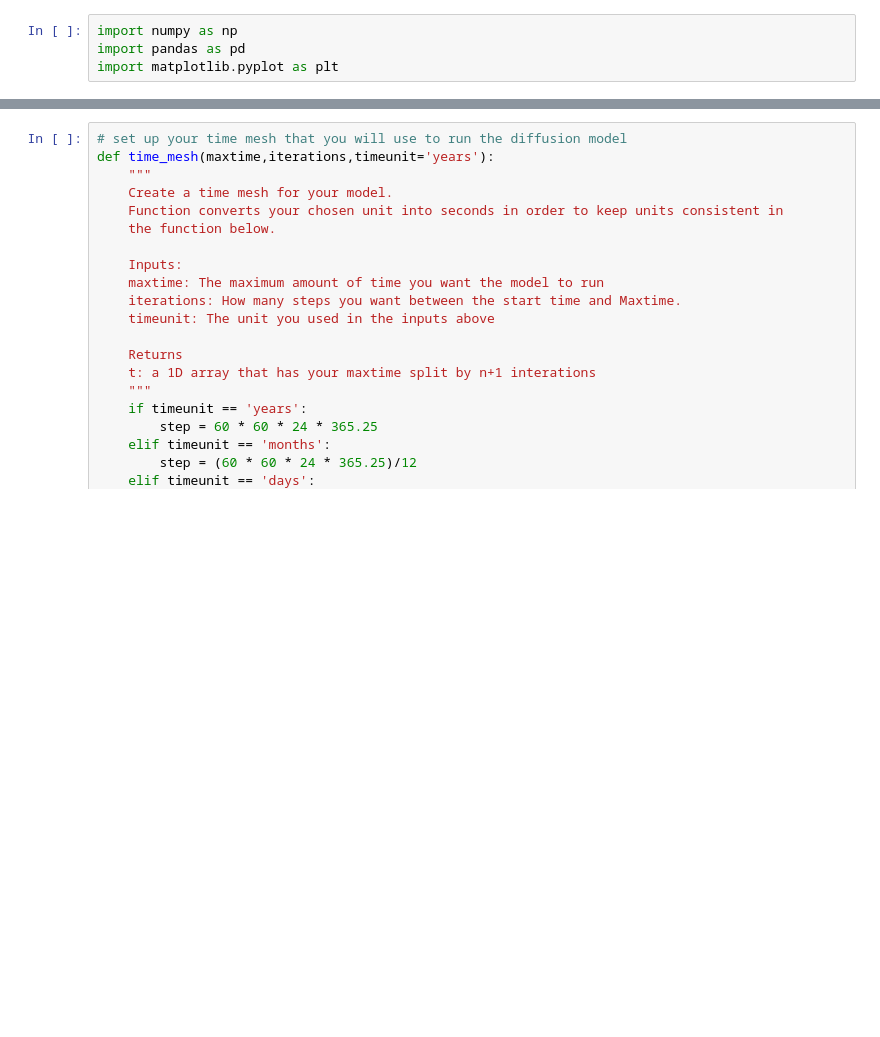
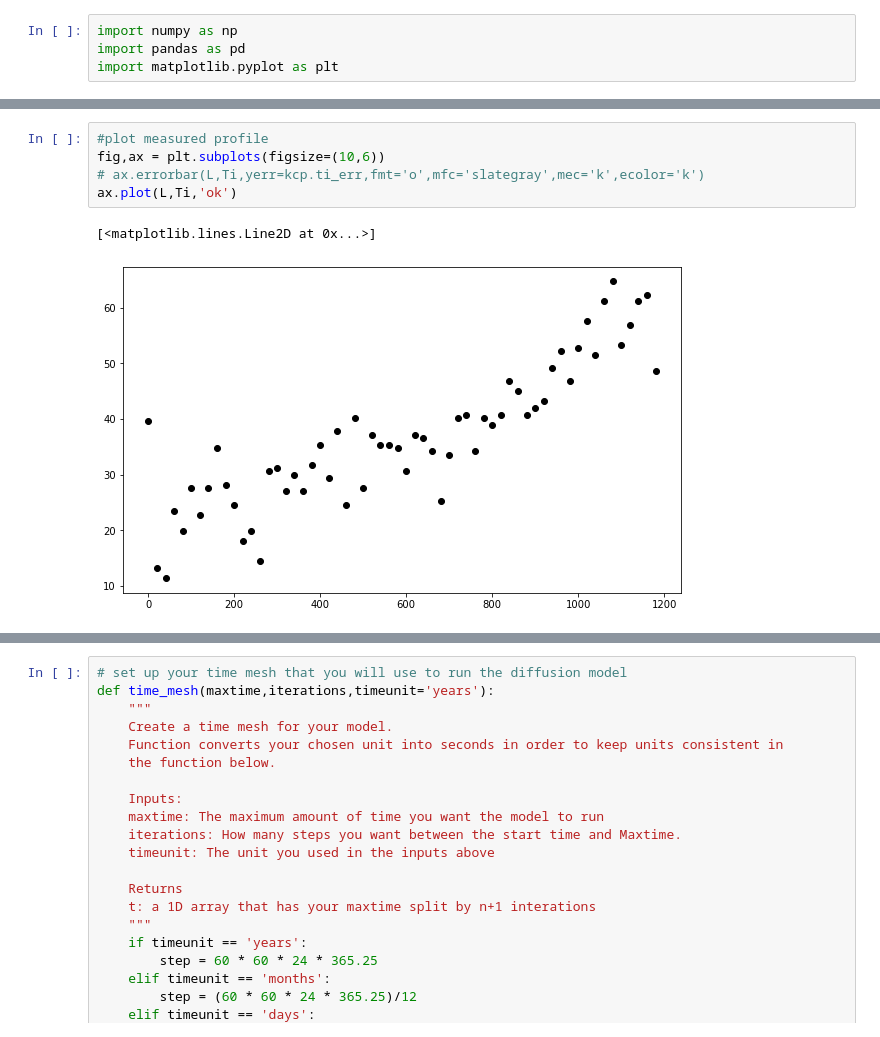
Before and after one commit to Lewisc2/QtzDiffusion, a Jupyter notebook: TiinQtz_exmpl.ipynb, the cells around one changed output, grey strips where cells are left out. Cells and saved outputs as stored; diff of their text form; blank space fills up the shorter version.

```diff
--- a/TiinQtz_exmpl.ipynb
+++ b/TiinQtz_exmpl.ipynb
@@ -37,2 +40,10 @@ ax.errorbar(L,Ti,yerr=C1_L1.err,fmt='o',mfc='slategray',mec='k',ecolor='k')
+# %%
+#plot measured profile
+fig,ax = plt.subplots(figsize=(10,6))
+# ax.errorbar(L,Ti,yerr=kcp.ti_err,fmt='o',mfc='slategray',mec='k',ecolor='k')
+ax.plot(L,Ti,'ok')
+# %% [output]
+[<matplotlib.lines.Line2D at 0x...>]
+[figure, added]
 # %%
 # spots from the interior point to where you want your initial step function to be (python starts counting at 0)
```
Also changed, not shown: parts of 11 cells of this notebook.
